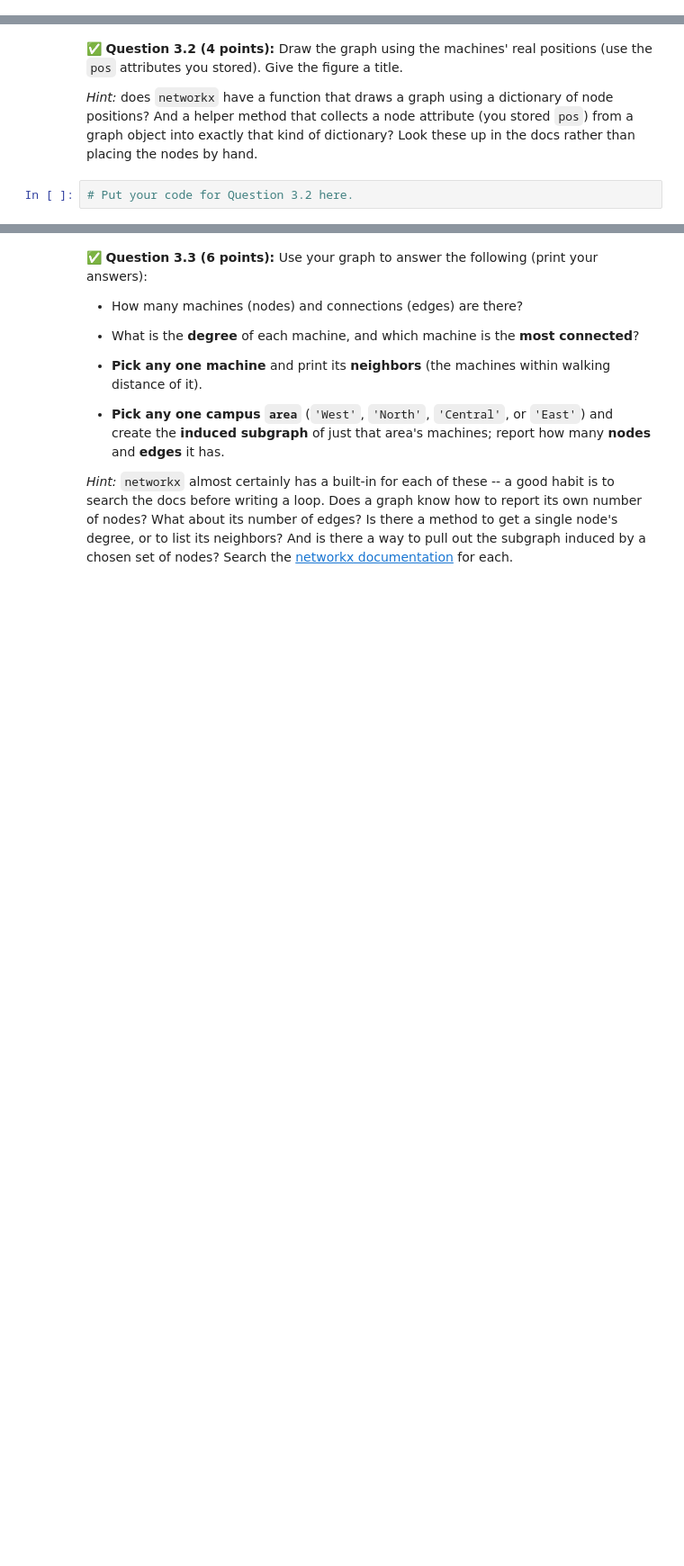
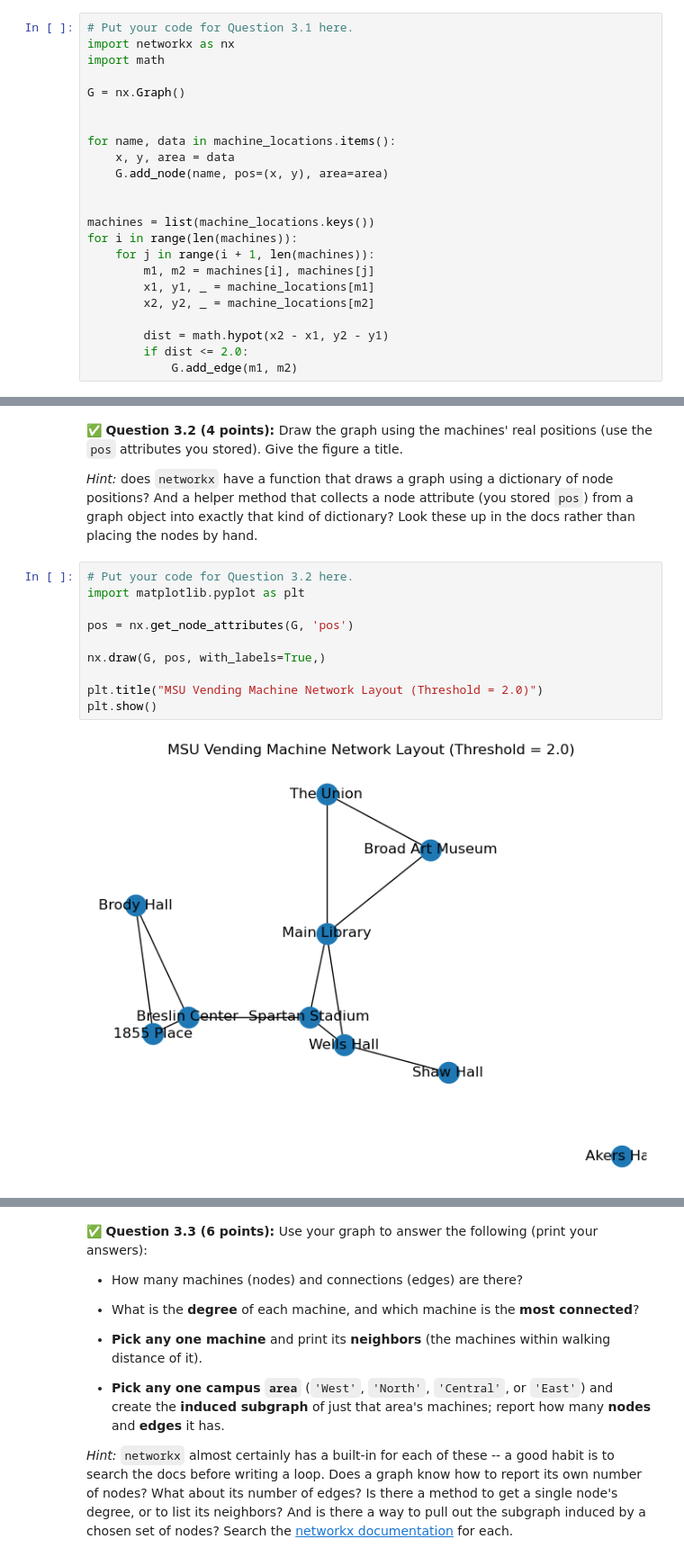
Before and after one commit to ChrSch6767/CMSE202-f26-turnin, a Jupyter notebook: hw-02/HW02-ABMandGraphTheory-STUDENT.ipynb, the cells around one changed output, grey strips where cells are left out. Shown at 90% size. Cells and saved outputs as stored; diff of their text form; blank space fills up the shorter version.

```diff
--- a/hw-02/HW02-ABMandGraphTheory-STUDENT.ipynb
+++ b/hw-02/HW02-ABMandGraphTheory-STUDENT.ipynb
@@ -600,3 +598,26 @@ Print the number of nodes and edges.
+# %%
+# Put your code for Question 3.1 here.
+import networkx as nx
+import math
+
+G = nx.Graph()
+
+
+for name, data in machine_locations.items():
+    x, y, area = data
+    G.add_node(name, pos=(x, y), area=area)
+
+
+machines = list(machine_locations.keys())
+for i in range(len(machines)):
+    for j in range(i + 1, len(machines)):
+        m1, m2 = machines[i], machines[j]
+        x1, y1, _ = machine_locations[m1]
+        x2, y2, _ = machine_locations[m2]
+
+        dist = math.hypot(x2 - x1, y2 - y1)
+        if dist <= 2.0:
+            G.add_edge(m1, m2)
 # %% [markdown]
 <!-- END QUESTION -->
 <!-- DO NOT MODIFY OR DELETE THIS CELL -->
@@ -607,8 +628,18 @@ Print the number of nodes and edges.
 attributes you stored). Give the figure a title.
 
 *Hint:* does `networkx` have a function that draws a graph using a dictionary of node positions? And a helper method that collects a node attribute (you stored `pos`) from a graph object into exactly that kind of dictionary? Look these up in the docs rather than placing the nodes by hand.
-# %%
-# Put your code for Question 3.2 here.
+# %%
+# Put your code for Question 3.2 here.
+import matplotlib.pyplot as plt
+
+pos = nx.get_node_attributes(G, 'pos')
+
+nx.draw(G, pos, with_labels=True,)
+
+plt.title("MSU Vending Machine Network Layout (Threshold = 2.0)")
+plt.show()
+# %% [output]
+[figure, added]
 # %% [markdown]
 <!-- END QUESTION -->
 <!-- DO NOT MODIFY OR DELETE THIS CELL -->
```
Also changed, not shown: parts of 16 cells of this notebook.
